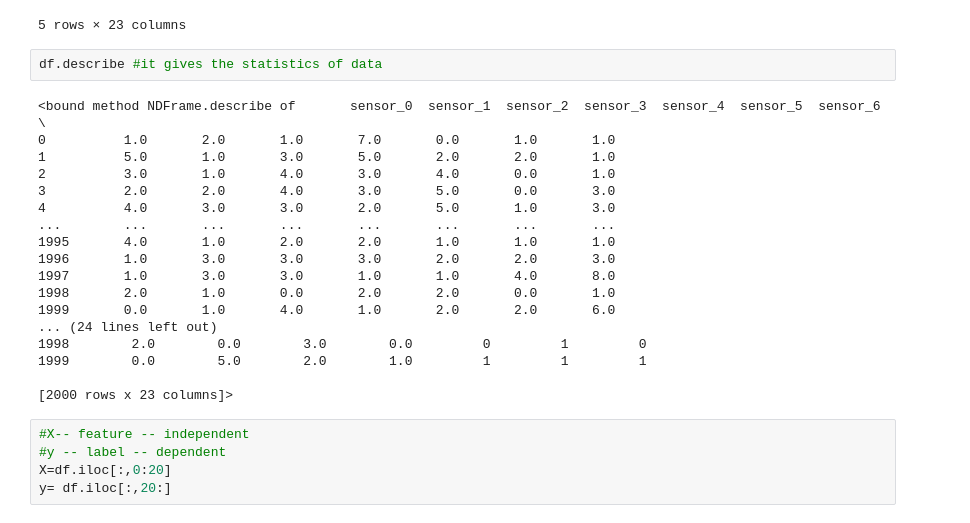
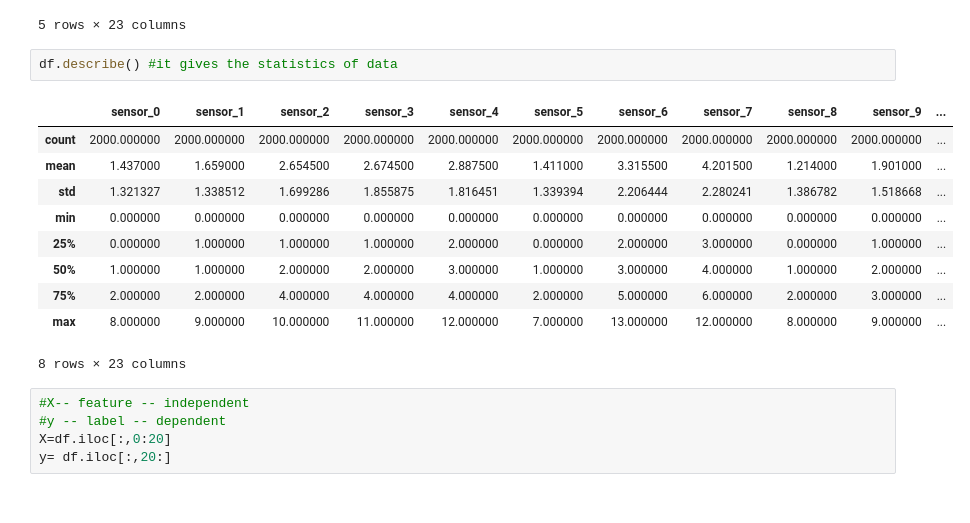
Before and after one commit to BandojuSwathiLaxmi/Smart_Irrigation_AICTE_Shell, a Jupyter notebook: Smart_irrigation_AICTE_shell.ipynb, the cells around one changed output. Drawn from its saved outputs; the diff is of its cells as text.

```diff
--- a/Smart_irrigation_AICTE_shell.ipynb
+++ b/Smart_irrigation_AICTE_shell.ipynb
@@ -65,25 +65,18 @@ df.head()
 | 4 | 4.0 | 3.0 | 3.0 | 2.0 | 5.0 | 1.0 | 3.0 | 1.0 | 1.0 | 2.0 | ... |
 5 rows × 23 columns
 # %%
-df.describe #it gives the statistics of data
+df.describe() #it gives the statistics of data
 # %% [output]
+|  | sensor_0 | sensor_1 | sensor_2 | sensor_3 | sensor_4 | sensor_5 | sensor_6 | sensor_7 | sensor_8 | sensor_9 | ... |
+| count | 2000.000000 | 2000.000000 | 2000.000000 | 2000.000000 | 2000.000000 | 2000.000000 | 2000.000000 | 2000.000000 | 2000.000000 | 2000.000000 | ... |
+| mean | 1.437000 | 1.659000 | 2.654500 | 2.674500 | 2.887500 | 1.411000 | 3.315500 | 4.201500 | 1.214000 | 1.901000 | ... |
+| std | 1.321327 | 1.338512 | 1.699286 | 1.855875 | 1.816451 | 1.339394 | 2.206444 | 2.280241 | 1.386782 | 1.518668 | ... |
+| min | 0.000000 | 0.000000 | 0.000000 | 0.000000 | 0.000000 | 0.000000 | 0.000000 | 0.000000 | 0.000000 | 0.000000 | ... |
+| 25% | 0.000000 | 1.000000 | 1.000000 | 1.000000 | 2.000000 | 0.000000 | 2.000000 | 3.000000 | 0.000000 | 1.000000 | ... |
+| 50% | 1.000000 | 1.000000 | 2.000000 | 2.000000 | 3.000000 | 1.000000 | 3.000000 | 4.000000 | 1.000000 | 2.000000 | ... |
+| 75% | 2.000000 | 2.000000 | 4.000000 | 4.000000 | 4.000000 | 2.000000 | 5.000000 | 6.000000 | 2.000000 | 3.000000 | ... |
+| max | 8.000000 | 9.000000 | 10.000000 | 11.000000 | 12.000000 | 7.000000 | 13.000000 | 12.000000 | 8.000000 | 9.000000 | ... |
-<bound method NDFrame.describe of       sensor_0  sensor_1  sensor_2  sensor_3  sensor_4  sensor_5  sensor_6  \
-0          1.0       2.0       1.0       7.0       0.0       1.0       1.0
-1          5.0       1.0       3.0       5.0       2.0       2.0       1.0
-2          3.0       1.0       4.0       3.0       4.0       0.0       1.0
-3          2.0       2.0       4.0       3.0       5.0       0.0       3.0
-4          4.0       3.0       3.0       2.0       5.0       1.0       3.0
-...        ...       ...       ...       ...       ...       ...       ...
-1995       4.0       1.0       2.0       2.0       1.0       1.0       1.0
-1996       1.0       3.0       3.0       3.0       2.0       2.0       3.0
-1997       1.0       3.0       3.0       1.0       1.0       4.0       8.0
-1998       2.0       1.0       0.0       2.0       2.0       0.0       1.0
-1999       0.0       1.0       4.0       1.0       2.0       2.0       6.0
-... (24 lines left out)
-1998        2.0        0.0        3.0        0.0         0         1         0
-1999        0.0        5.0        2.0        1.0         1         1         1
-
-[2000 rows x 23 columns]>
+8 rows × 23 columns
 # %%
 #X-- feature -- independent
 #y -- label -- dependent
```
Also changed, not shown: parts of 7 cells of this notebook.
